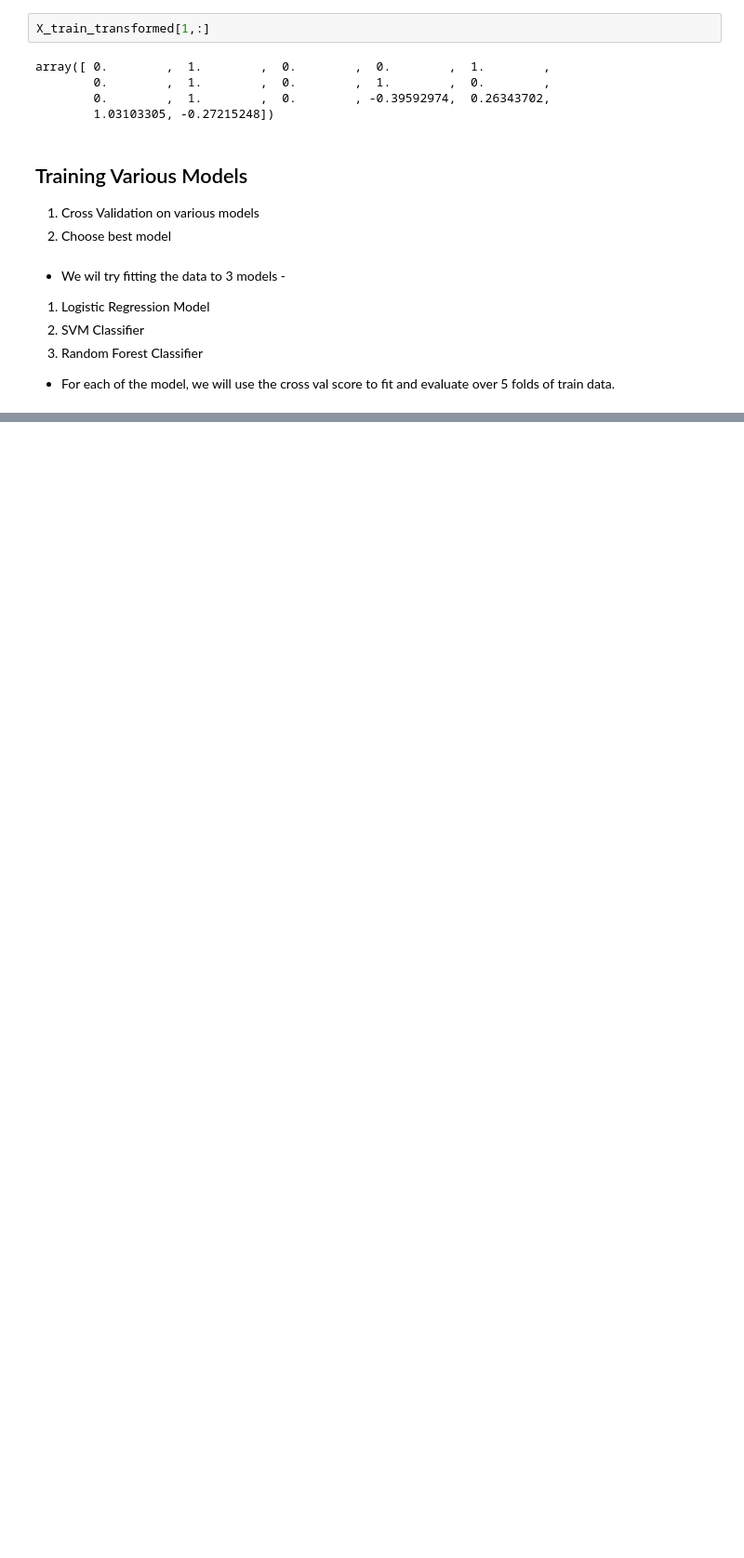
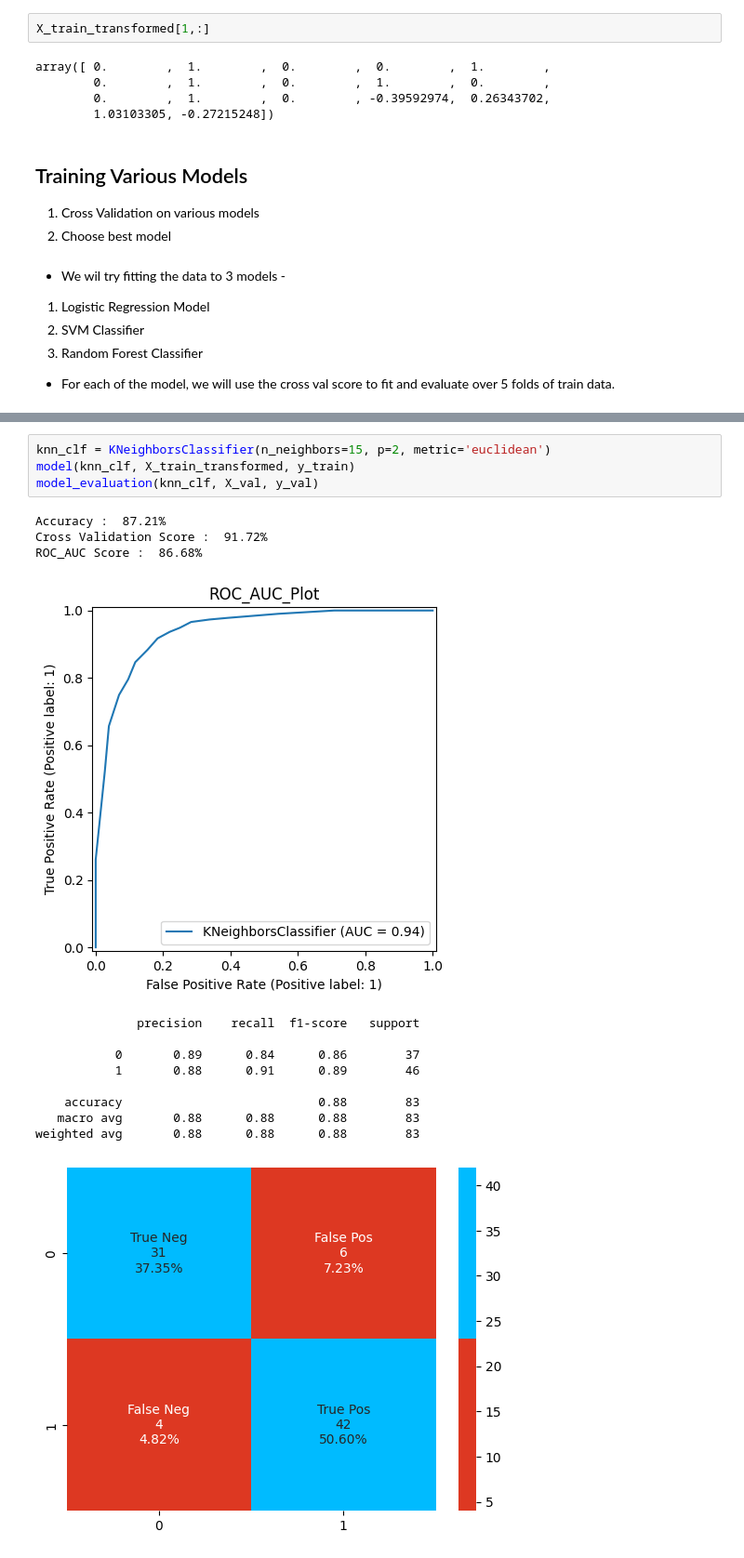
Before and after one commit to rohit204k/health_diagnosis_app, a Jupyter notebook: heart_disease_detection.ipynb, the cells around one changed output, grey strips where cells are left out. Shown at 93% size. Saved outputs shown, nothing was run; the diff lists cells and outputs as text; blank space fills up the shorter version.

```diff
--- a/heart_disease_detection.ipynb
+++ b/heart_disease_detection.ipynb
@@ -309,0 +357,18 @@ NameError: name 'x_train' is not defined
+# %%
+knn_clf = KNeighborsClassifier(n_neighbors=15, p=2, metric='euclidean')
+model(knn_clf, X_train_transformed, y_train)
+model_evaluation(knn_clf, X_val, y_val)
+# %% [output]
+Accuracy :  87.21%
+Cross Validation Score :  91.72%
+ROC_AUC Score :  86.68%
+[figure, added]
+              precision    recall  f1-score   support
+
+           0       0.89      0.84      0.86        37
+           1       0.88      0.91      0.89        46
+
+    accuracy                           0.88        83
+   macro avg       0.88      0.88      0.88        83
+weighted avg       0.88      0.88      0.88        83
+[figure, added]
```
Also changed, not shown: parts of 21 cells of this notebook.
